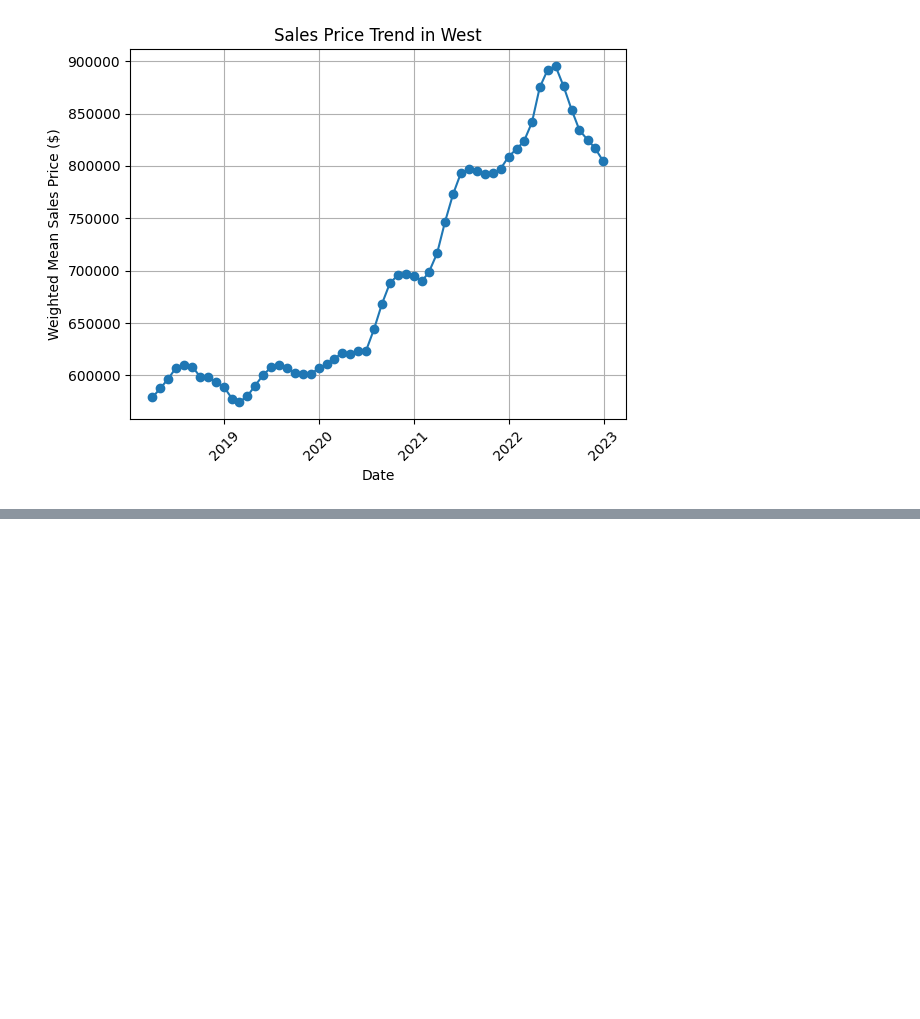
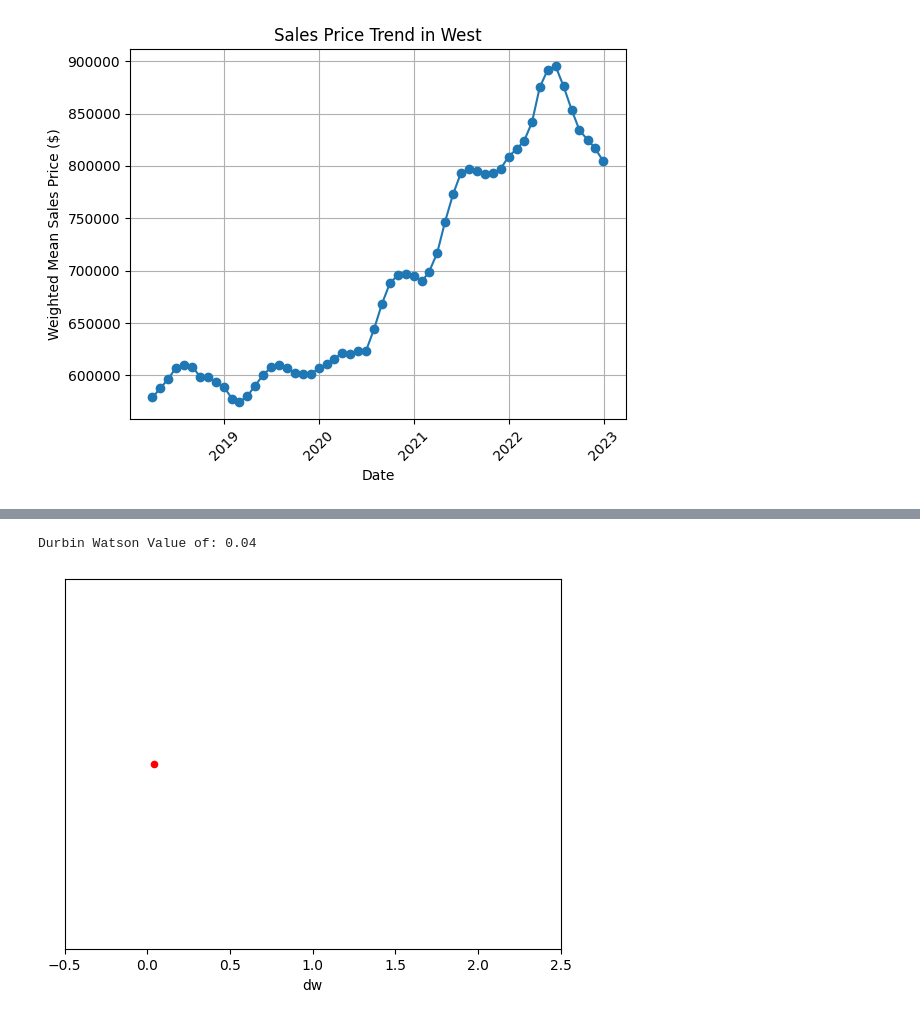
Before and after one commit to jacobsimeral/TS_Forecasting_Project, a Jupyter notebook: Code/Forecast/forecast_arima_hassaan.ipynb, the cells around one changed output, grey strips where cells are left out. Saved outputs shown, nothing was run; the diff lists cells and outputs as text; code cells hidden in the pictures; blank space fills up the shorter version.

```diff
--- a/Code/Forecast/forecast_arima_hassaan.ipynb
+++ b/Code/Forecast/forecast_arima_hassaan.ipynb
@@ -154,3 +154,18 @@ for region, y in grouped:
 [figure]
 [figure]
 [figure]
+# %%
+def dw(data):
+    ols_res = OLS(data, np.ones(len(data))).fit() # Fitting a regression model
+    durbin_watson_value = durbin_watson(ols_res.resid) # running durbin watson test on the residuals
+    durbin_watson_value = round( durbin_watson_value, 2) # rounding
+    print(f'Durbin Watson Value of: {durbin_watson_value}')
+    df = pd.DataFrame([{'y':0, 'dw': durbin_watson_value}])
+    max_val = max(2.5,durbin_watson_value+0.25) # Plotting dimensions
+    min_val = min(durbin_watson_value-.25,-.5)
+    ax = df.plot(
+        kind='scatter', x='dw',y='y', color='red',
+        xlim=( min_val , max_val),
+        ylabel='',
+        yticks=[],
+    )
@@ -156,0 +208,7 @@ for region, y in grouped:
+# %%
+midwest_df = midwest_df.drop(columns=['region'])
+# %%
+dw(midwest_df)
+# %% [output]
+Durbin Watson Value of: 0.04
+[figure, added]
```
Also changed, not shown: parts of 11 cells of this notebook.
